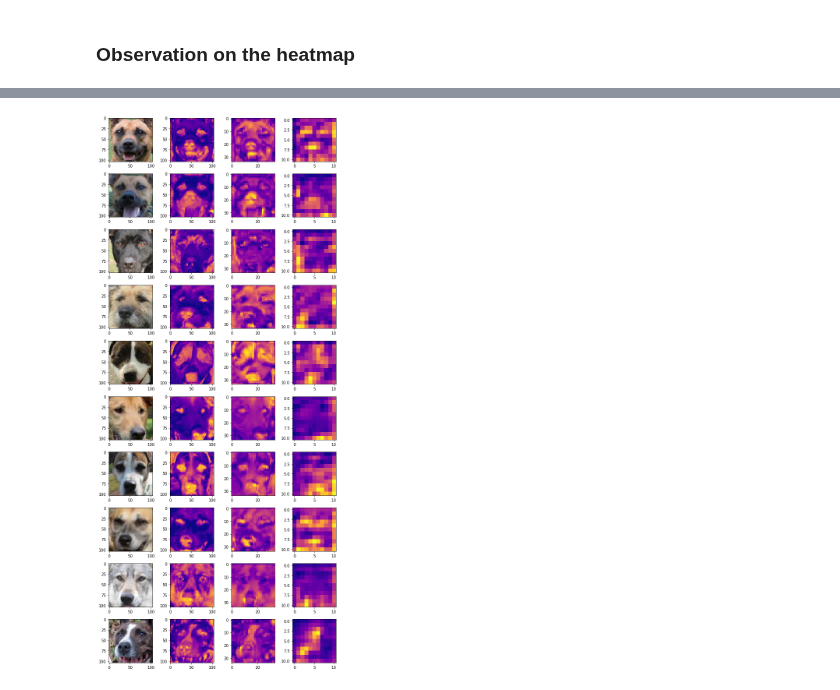
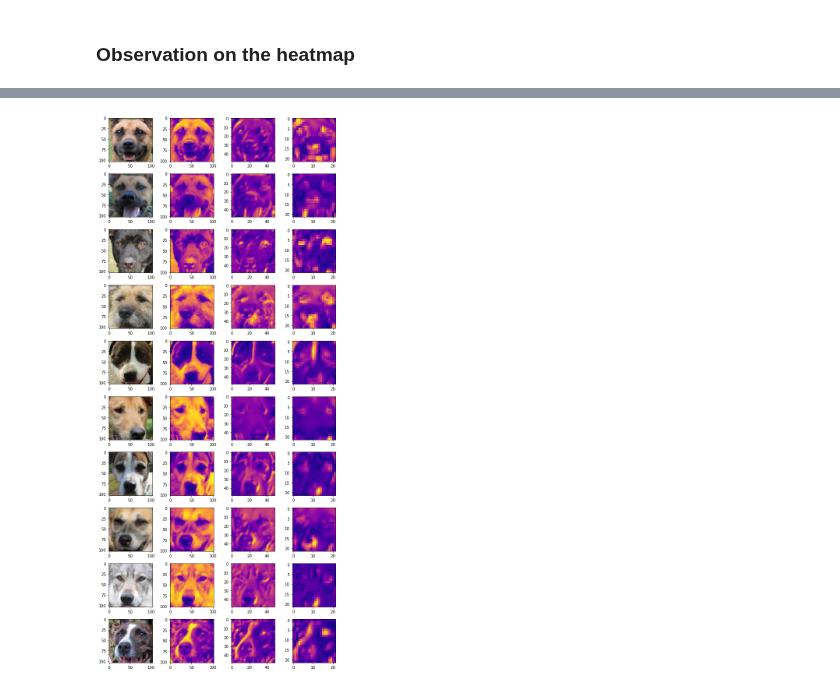
Before and after one commit to GuillaumeMougeot/DogFaceNet, a Jupyter notebook: dogfacenet/dogfacenet_v4.ipynb, the cells around one changed output, grey strips where cells are left out. Cells and saved outputs as stored; diff of their text form; code cells hidden in the pictures.

Commit message:
Test on mnist and new cost building

```diff
--- a/dogfacenet/dogfacenet_v4.ipynb
+++ b/dogfacenet/dogfacenet_v4.ipynb
@@ -226,7 +562,7 @@ model.fit(
     images_train,
     labels_train,
     batch_size = 32,
-    epochs = 1000,
+    epochs = 2,
     validation_data=(images_valid,labels_valid)
 )
 # %% [output]
@@ -265,6 +589,6 @@ print([np.argmax(labels_valid[i]) for i in range(16)])
 # %%
 n = 5
-s = 25
+s = 100
 y_true = np.argmax(labels_valid, axis=1)
 y_pred = np.argmax(pred, axis=1)
 print(np.equal(y_true,y_pred)[s:5+s])
@@ -308,7 +632,7 @@ for i in range(len(images_test)):
     else:
         # Chose a class
         clas = np.random.randint(len(class_test))
-        images_class = images_test[np.equal(labels_test,class1)]
+        images_class = images_test[np.equal(labels_test,clas)]
 
         # Select two images from this class
         idx_image1 = np.random.randint(len(images_class))
@@ -336,5 +660,6 @@ for i in range(s,s+n):
 # %%
 mod = tf.keras.Model(model.layers[0].input, model.layers[-2].output)
+print(mod.layers[-3:])
 predict=mod.predict(pairs)
 # Separates the pairs
 emb1 = predict[0::2]
@@ -346,7 +671,7 @@ dist = np.sum(diff,1)
 
 best = 0
 best_t = 0
-thresholds = np.arange(0.01,2,0.001)
+thresholds = np.arange(0.0001,2,0.001)
 for i in range(len(thresholds)):
     less = np.less(dist, thresholds[i])
     acc = np.logical_not(np.logical_xor(less, issame))
@@ -367,30 +711,30 @@ Best accuracy: 0.7692307692307693
 # %%
-mod1 = tf.keras.Model(model.layers[0].input, model.layers[3].output)
+mod1 = tf.keras.Model(model.layers[0].input, model.layers[1].output)
 predict1 = mod1.predict(images_train[0:100:10])
 
-mod2 = tf.keras.Model(model.layers[0].input, model.layers[10].output)
+mod2 = tf.keras.Model(model.layers[0].input, model.layers[4].output)
 predict2 = mod2.predict(images_train[0:100:10])
 
-mod3 = tf.keras.Model(model.layers[0].input, model.layers[16].output)
+mod3 = tf.keras.Model(model.layers[0].input, model.layers[7].output)
 predict3 = mod3.predict(images_train[0:100:10])
 
 plt.figure(figsize=(9,20))
 for i in range(10):
     pred1 = np.mean(predict1[i],axis=-1)
     pred2 = np.mean(predict2[i],axis=-1)
     pred3 = np.mean(predict3[i],axis=-1)
 
 
     plt.subplot(10,4,i*4+1)
-    sk.io.imshow(images_train[i*10]*0.5+0.5)
+    sk.io.imshow(images_train[i*10])
     plt.subplot(10,4,i*4+2)
     plt.imshow(pred1,cmap='plasma')
     #sk.io.imshow(pred1)
     plt.subplot(10,4,i*4+3)
     plt.imshow(pred2,cmap='plasma')
     #sk.io.imshow(pred2)
     plt.subplot(10,4,i*4+4)
     plt.imshow(pred3,cmap='plasma')
     #sk.io.imshow(pred3)
 # %% [output]
-[figure, old version]
+[figure, new version]
```
Also changed, not shown: parts of 26 cells of this notebook, 3 other files.
